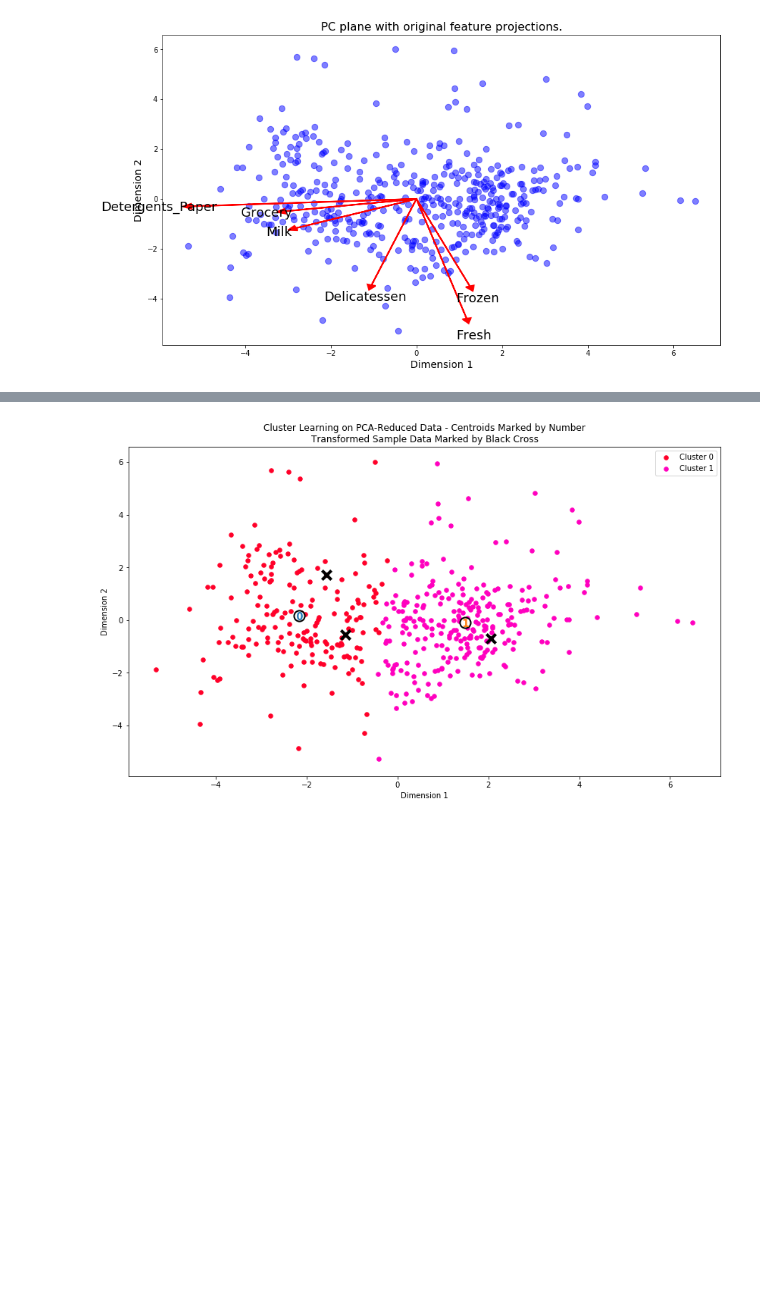
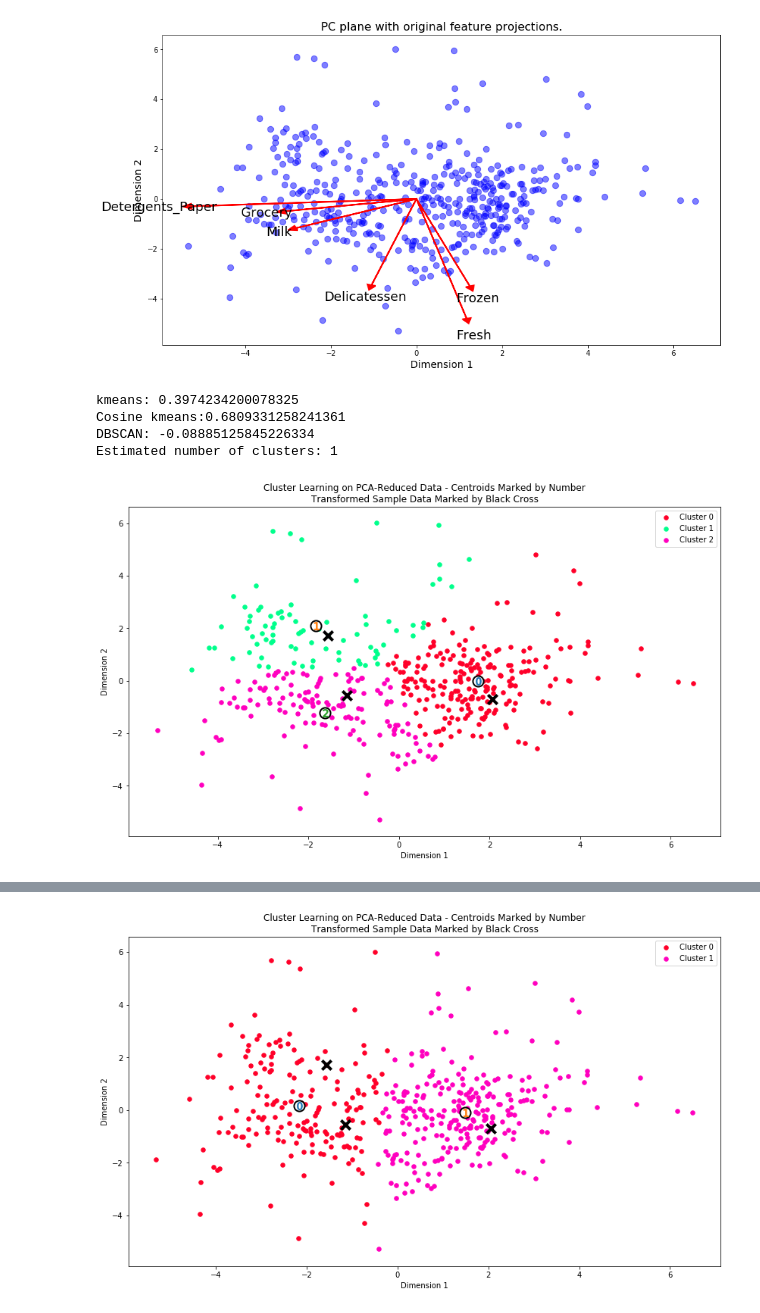
Before and after one commit to siramkalyan/customer_segments, a Jupyter notebook: customer_segments.ipynb, the cells around one changed output, grey strips where cells are left out. Drawn from its saved outputs; the diff is of its cells as text; code cells hidden in the pictures; blank space fills up the shorter version.

```diff
--- a/customer_segments.ipynb
+++ b/customer_segments.ipynb
@@ -251,6 +384,46 @@ vs.biplot(good_data, reduced_data, pca)
 # %% [output]
 <matplotlib.axes._subplots.AxesSubplot at 0x...>
 [figure]
+# %%
+from sklearn.metrics import silhouette_score
+from sklearn.cluster import KMeans
+from sklearn import preprocessing
+from sklearn.cluster import DBSCAN
+# Prepare models
+df=reduced_data
+kmeans = KMeans(n_clusters=3).fit(df)
+normalized_vectors = preprocessing.normalize(df)
+normalized_kmeans = KMeans(n_clusters=4).fit(normalized_vectors)
+df1=reduced_data1
+db = DBSCAN(eps=3.5,min_samples=10 ).fit(good_data)
+# Print results
+print('kmeans: {}'.format(silhouette_score(df, kmeans.labels_,
+                                           metric='euclidean')))
+print('Cosine kmeans:{}'.format(silhouette_score(normalized_vectors,
+                                          normalized_kmeans.labels_,
+                                          metric='cosine')))
+print('DBSCAN: {}'.format(silhouette_score(df, db.labels_,
+                                           metric='cosine')))
+core_samples_mask = np.zeros_like(db.labels_, dtype=bool)
+core_samples_mask[db.core_sample_indices_] = True
+labels = db.labels_
+preds = kmeans.predict(reduced_data)
+centers = kmeans.cluster_centers_
+
+# Number of clusters in labels, ignoring noise if present.
+n_clusters_ = len(set(labels)) - (1 if -1 in labels else 0)
+n_noise_ = list(labels).count(-1)
+
+print('Estimated number of clusters: %d' % n_clusters_)
+# %% [output]
+kmeans: 0.3974234200078325
+Cosine kmeans:0.6809331258241361
+DBSCAN: -0.08885125845226334
+Estimated number of clusters: 1
+# %%
+vs.cluster_results(reduced_data, preds, centers, pca_samples)
+# %% [output]
+[figure, added]
 # %%
 # K-MEANS
 from sklearn.cluster import KMeans
```
Also changed, not shown: parts of 13 cells of this notebook.
